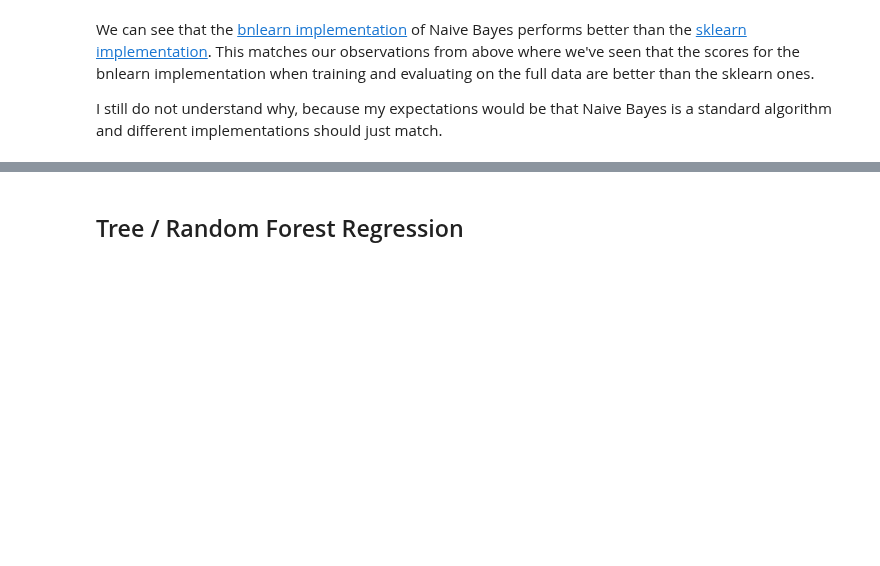
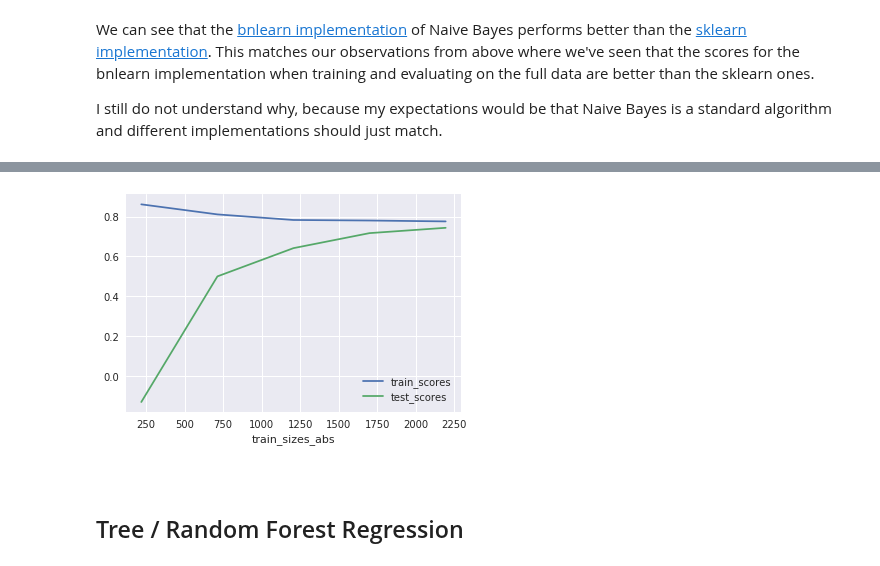
Before and after one commit to cs224/pybnl, a Jupyter notebook: examples/010-2018-06-20-ames-house-prices.ipynb, the cells around one changed output, grey strips where cells are left out. Cells and saved outputs as stored; diff of their text form; code cells hidden in the pictures; blank space fills up the shorter version.

```diff
--- a/examples/010-2018-06-20-ames-house-prices.ipynb
+++ b/examples/010-2018-06-20-ames-house-prices.ipynb
@@ -1248,0 +1864,6 @@ def my_learning_curve(clf, X, y, train_sizes=np.array([ 0.1, 0.33, 0.55, 0.78, 1
+# %%
+with warnings.catch_warnings():
+    warnings.simplefilter("ignore", category=UserWarning)
+    pl2_lc = sklearn.model_selection.learning_curve(pl2, X, y, cv=sklearn.model_selection.ShuffleSplit(n_splits=3, random_state=42))
+# %%
+learning_curve_to_data_frame(pl2_lc)
@@ -1249,3 +1877,12 @@ def my_learning_curve(clf, X, y, train_sizes=np.array([ 0.1, 0.33, 0.55, 0.78, 1
+# %%
+# [UserWarning about columns and attribute while plotting in Jupyter](https://github.com/pandas-dev/pandas/issues/18671)
+with warnings.catch_warnings():
+    warnings.simplefilter("ignore", category=UserWarning)
+    learning_curve_to_data_frame(pl2_lc).plot(x='train_sizes_abs',y=['train_scores', 'test_scores'])
+# %% [output]
+[figure, added]
+# %% [markdown]
+<a id='section-tree-random-forest-regression'></a>
 # %% [markdown]
 ## Tree / Random Forest Regression
 # %%
```
Also changed, not shown: parts of 165 cells of this notebook, 1 other file.
